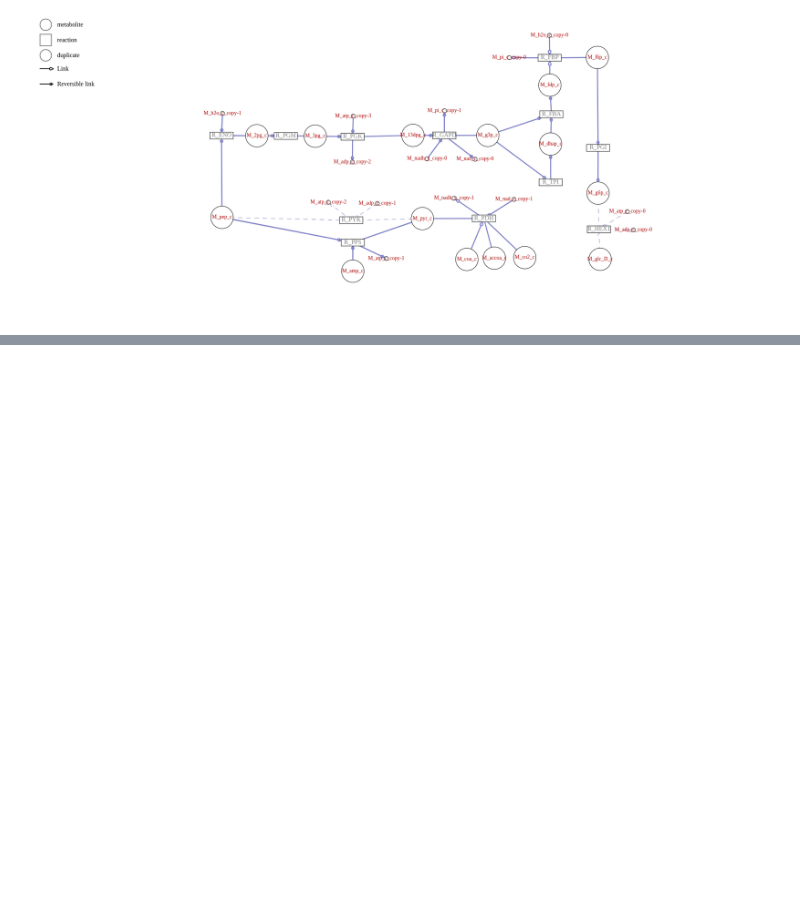
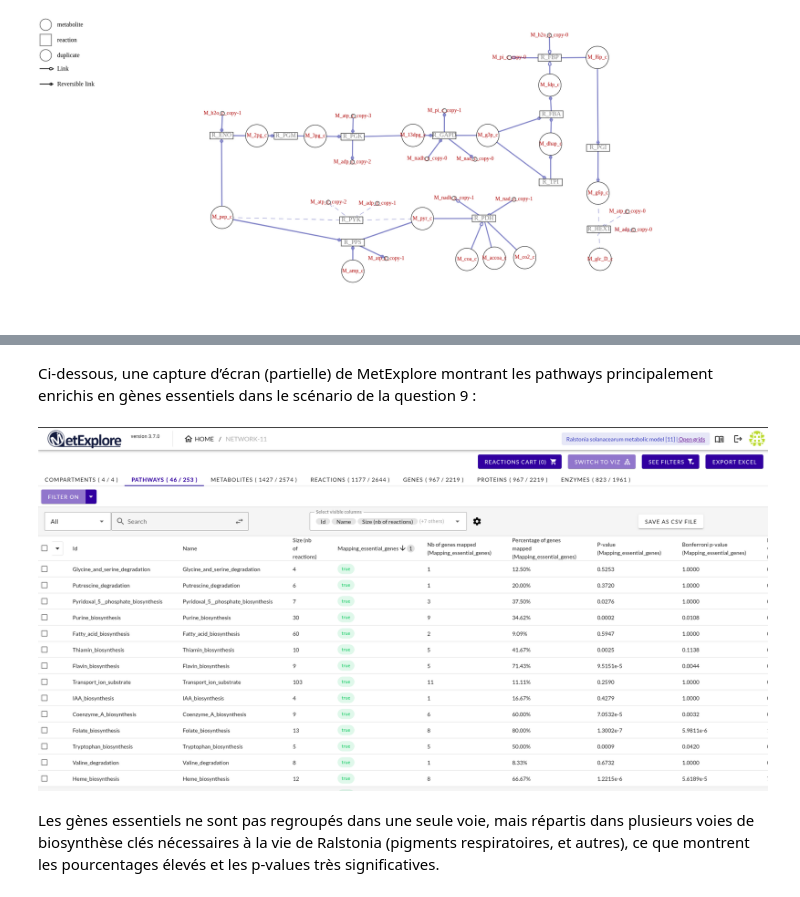
Before and after one commit to HHyacinthe/ralstonia_metexplore_Hyacinthe, a Jupyter notebook: Ralstonia_Cobra_project.ipynb, the cells around one changed output, grey strips where cells are left out. Drawn from its saved outputs; the diff is of its cells as text; code cells hidden in the pictures; blank space fills up the shorter version.

Commit message:
Q12 résolue-FIN-Partie2

```diff
--- a/Ralstonia_Cobra_project.ipynb
+++ b/Ralstonia_Cobra_project.ipynb
@@ -397,0 +532,9 @@ Image(filename="graph_mapping_fluxQ9_GLYCOLYSE_ok.png")
+# %% [markdown]
+Ci-dessous, une capture d’écran (partielle) de MetExplore montrant les pathways principalement enrichis en gènes essentiels dans le scénario de la question 9 :
+# %%
+from IPython.display import Image
+Image(filename="Mapping_genes_essentiels_ralstonia.png")
+# %% [output]
+[figure, added]
+# %% [markdown]
+Les gènes essentiels ne sont pas regroupés dans une seule voie, mais répartis dans plusieurs voies de biosynthèse clés nécessaires à la vie de Ralstonia (pigments respiratoires, et autres), ce que montrent les pourcentages élevés et les p-values très significatives.
```
Also changed, not shown: parts of 10 cells of this notebook.
